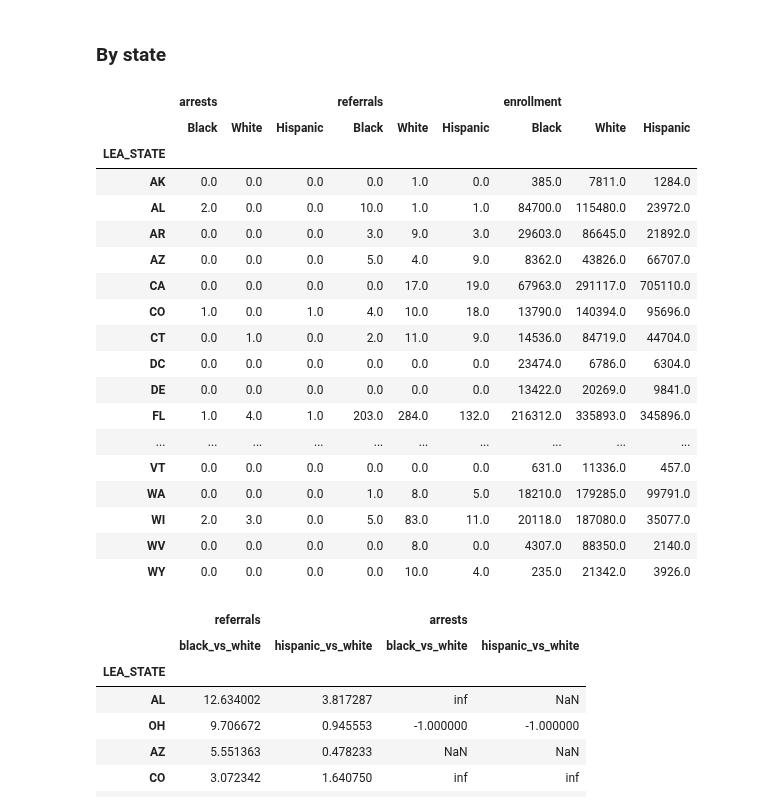
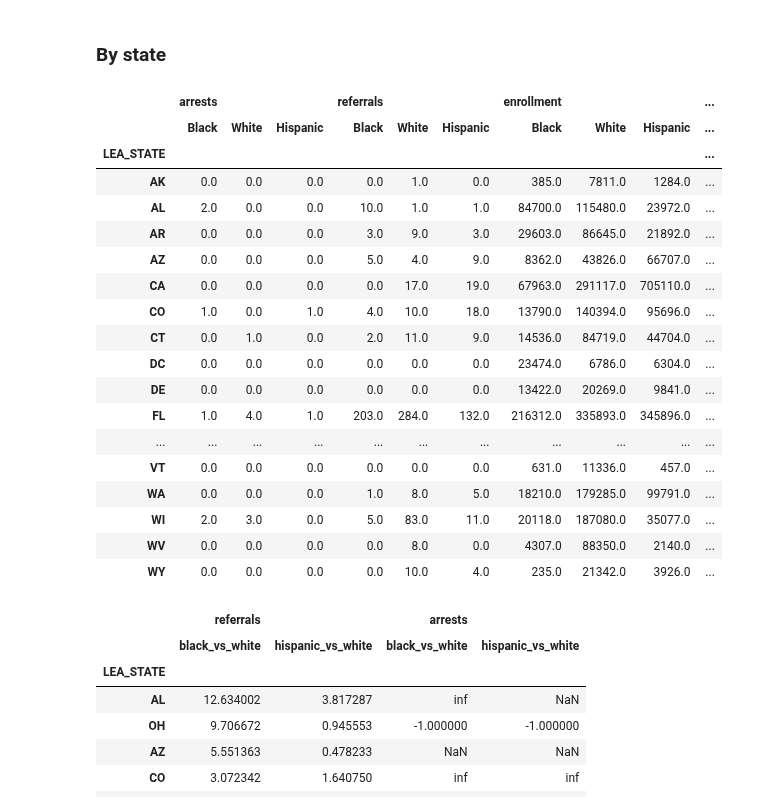
Before and after one commit to cbs-news-data/crdc-le-referral-data, a Jupyter notebook: notebooks/crdc_referrals_arrests/crdc_le_referrals_arrests.ipynb, the cells around one changed output. Cells and saved outputs as stored; diff of their text form; code cells hidden in the pictures.

```diff
--- a/notebooks/crdc_referrals_arrests/crdc_le_referrals_arrests.ipynb
+++ b/notebooks/crdc_referrals_arrests/crdc_le_referrals_arrests.ipynb
@@ -263,50 +263,70 @@ race_national_comparison = (
 # %%
 def add_col_level(df, col):
     df = df.copy()
     df.columns = pd.MultiIndex.from_tuples((col, c) for c in df)
     return df
 
 
 def group_category_state(df, category):
     return (
         df.groupby("LEA_STATE")[
             [f"total_{category}_bl", f"total_{category}_wh", f"total_{category}_hi"]
         ]
         .sum()
         .transpose()
         .pipe(get_race_from_index)
         .transpose()
         .pipe(add_col_level, category)
     )
 
 
 race_state = df.pipe(
     lambda _df: group_category_state(_df, "arrests")
     .join(group_category_state(_df, "referrals"))
     .join(group_category_state(_df, "enrollment"))
 )
 
+race_state['arrest_rate_black'] = (
+    race_state['arrests']['Black'] / race_state['enrollment']['Black'] * MULT
+)
+race_state['arrest_rate_white'] = (
+    race_state['arrests']['White'] / race_state['enrollment']['White'] * MULT
+)
+race_state['arrest_rate_hispanic'] = (
+    race_state['arrests']['Hispanic'] / race_state['enrollment']['Hispanic'] * MULT
+)
+
+race_state['referral_rate_black'] = (
+    race_state['referrals']['Black'] / race_state['enrollment']['Black'] * MULT
+)
+race_state['referral_rate_white'] = (
+    race_state['referrals']['White'] / race_state['enrollment']['White'] * MULT
+)
+race_state['referral_rate_hispanic'] = (
+    race_state['referrals']['Hispanic'] / race_state['enrollment']['Hispanic'] * MULT
+)
+
 race_state
 # %% [output]
-|  | arrests |  |  | referrals |  |  | enrollment |  |  |
-|  | Black | White | Hispanic | Black | White | Hispanic | Black | White | Hispanic |
-| LEA_STATE |  |  |  |  |  |  |  |  |  |
-| AK | 0.0 | 0.0 | 0.0 | 0.0 | 1.0 | 0.0 | 385.0 | 7811.0 | 1284.0 |
-| AL | 2.0 | 0.0 | 0.0 | 10.0 | 1.0 | 1.0 | 84700.0 | 115480.0 | 23972.0 |
-| AR | 0.0 | 0.0 | 0.0 | 3.0 | 9.0 | 3.0 | 29603.0 | 86645.0 | 21892.0 |
-| AZ | 0.0 | 0.0 | 0.0 | 5.0 | 4.0 | 9.0 | 8362.0 | 43826.0 | 66707.0 |
-| CA | 0.0 | 0.0 | 0.0 | 0.0 | 17.0 | 19.0 | 67963.0 | 291117.0 | 705110.0 |
-| CO | 1.0 | 0.0 | 1.0 | 4.0 | 10.0 | 18.0 | 13790.0 | 140394.0 | 95696.0 |
-| CT | 0.0 | 1.0 | 0.0 | 2.0 | 11.0 | 9.0 | 14536.0 | 84719.0 | 44704.0 |
-| DC | 0.0 | 0.0 | 0.0 | 0.0 | 0.0 | 0.0 | 23474.0 | 6786.0 | 6304.0 |
-| DE | 0.0 | 0.0 | 0.0 | 0.0 | 0.0 | 0.0 | 13422.0 | 20269.0 | 9841.0 |
-| FL | 1.0 | 4.0 | 1.0 | 203.0 | 284.0 | 132.0 | 216312.0 | 335893.0 | 345896.0 |
-| ... | ... | ... | ... | ... | ... | ... | ... | ... | ... |
-| VT | 0.0 | 0.0 | 0.0 | 0.0 | 0.0 | 0.0 | 631.0 | 11336.0 | 457.0 |
-| WA | 0.0 | 0.0 | 0.0 | 1.0 | 8.0 | 5.0 | 18210.0 | 179285.0 | 99791.0 |
-| WI | 2.0 | 3.0 | 0.0 | 5.0 | 83.0 | 11.0 | 20118.0 | 187080.0 | 35077.0 |
-| WV | 0.0 | 0.0 | 0.0 | 0.0 | 8.0 | 0.0 | 4307.0 | 88350.0 | 2140.0 |
-| WY | 0.0 | 0.0 | 0.0 | 0.0 | 10.0 | 4.0 | 235.0 | 21342.0 | 3926.0 |
+|  | arrests |  |  | referrals |  |  | enrollment |  |  | ... |
+|  | Black | White | Hispanic | Black | White | Hispanic | Black | White | Hispanic | ... |
+| LEA_STATE |  |  |  |  |  |  |  |  |  | ... |
+| AK | 0.0 | 0.0 | 0.0 | 0.0 | 1.0 | 0.0 | 385.0 | 7811.0 | 1284.0 | ... |
+| AL | 2.0 | 0.0 | 0.0 | 10.0 | 1.0 | 1.0 | 84700.0 | 115480.0 | 23972.0 | ... |
+| AR | 0.0 | 0.0 | 0.0 | 3.0 | 9.0 | 3.0 | 29603.0 | 86645.0 | 21892.0 | ... |
+| AZ | 0.0 | 0.0 | 0.0 | 5.0 | 4.0 | 9.0 | 8362.0 | 43826.0 | 66707.0 | ... |
+| CA | 0.0 | 0.0 | 0.0 | 0.0 | 17.0 | 19.0 | 67963.0 | 291117.0 | 705110.0 | ... |
+| CO | 1.0 | 0.0 | 1.0 | 4.0 | 10.0 | 18.0 | 13790.0 | 140394.0 | 95696.0 | ... |
+| CT | 0.0 | 1.0 | 0.0 | 2.0 | 11.0 | 9.0 | 14536.0 | 84719.0 | 44704.0 | ... |
+| DC | 0.0 | 0.0 | 0.0 | 0.0 | 0.0 | 0.0 | 23474.0 | 6786.0 | 6304.0 | ... |
+| DE | 0.0 | 0.0 | 0.0 | 0.0 | 0.0 | 0.0 | 13422.0 | 20269.0 | 9841.0 | ... |
+| FL | 1.0 | 4.0 | 1.0 | 203.0 | 284.0 | 132.0 | 216312.0 | 335893.0 | 345896.0 | ... |
+| ... | ... | ... | ... | ... | ... | ... | ... | ... | ... | ... |
+| VT | 0.0 | 0.0 | 0.0 | 0.0 | 0.0 | 0.0 | 631.0 | 11336.0 | 457.0 | ... |
+| WA | 0.0 | 0.0 | 0.0 | 1.0 | 8.0 | 5.0 | 18210.0 | 179285.0 | 99791.0 | ... |
+| WI | 2.0 | 3.0 | 0.0 | 5.0 | 83.0 | 11.0 | 20118.0 | 187080.0 | 35077.0 | ... |
+| WV | 0.0 | 0.0 | 0.0 | 0.0 | 8.0 | 0.0 | 4307.0 | 88350.0 | 2140.0 | ... |
+| WY | 0.0 | 0.0 | 0.0 | 0.0 | 10.0 | 4.0 | 235.0 | 21342.0 | 3926.0 | ... |
 # %%
 (
     (
```
Also changed, not shown: parts of 2 cells of this notebook.
